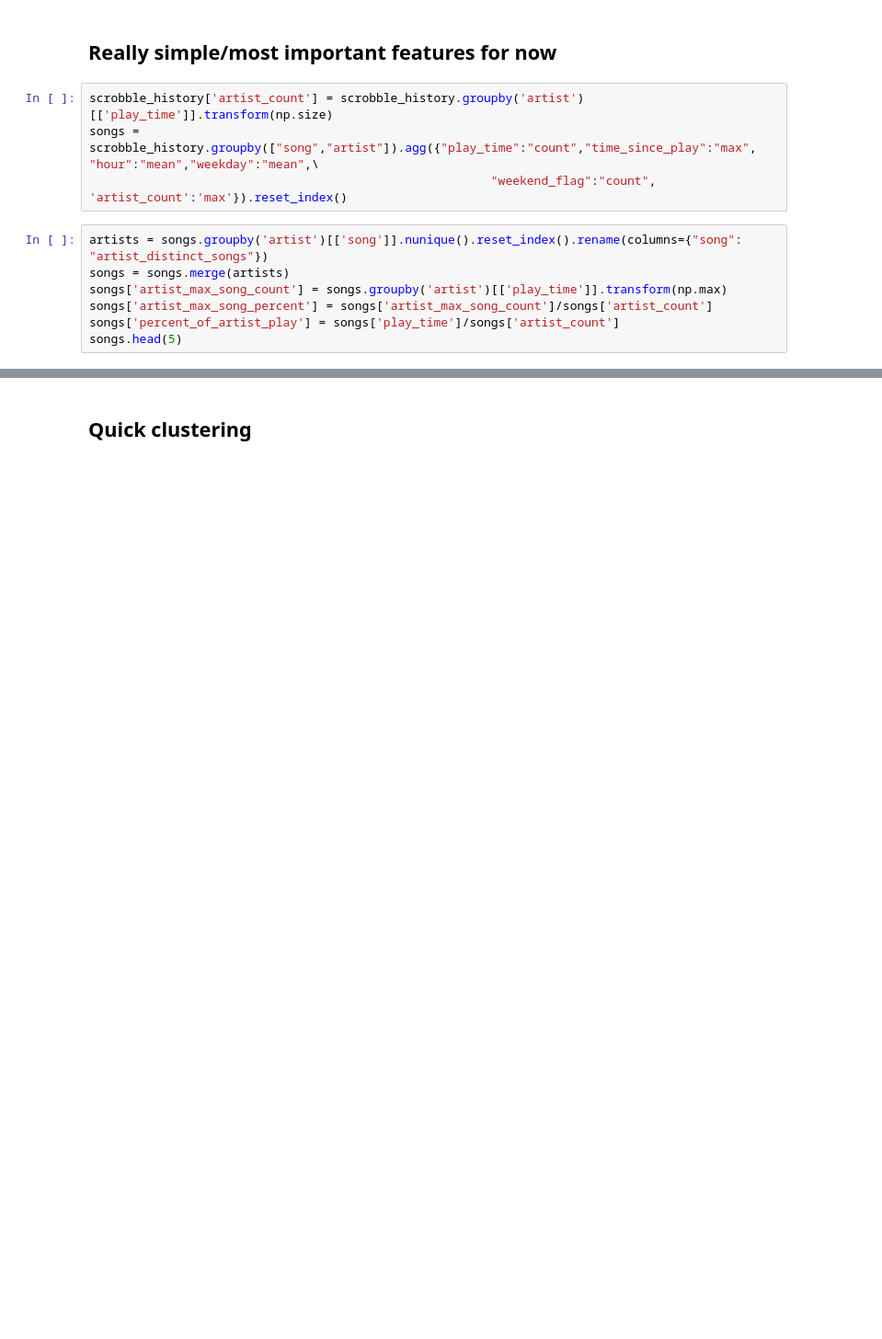
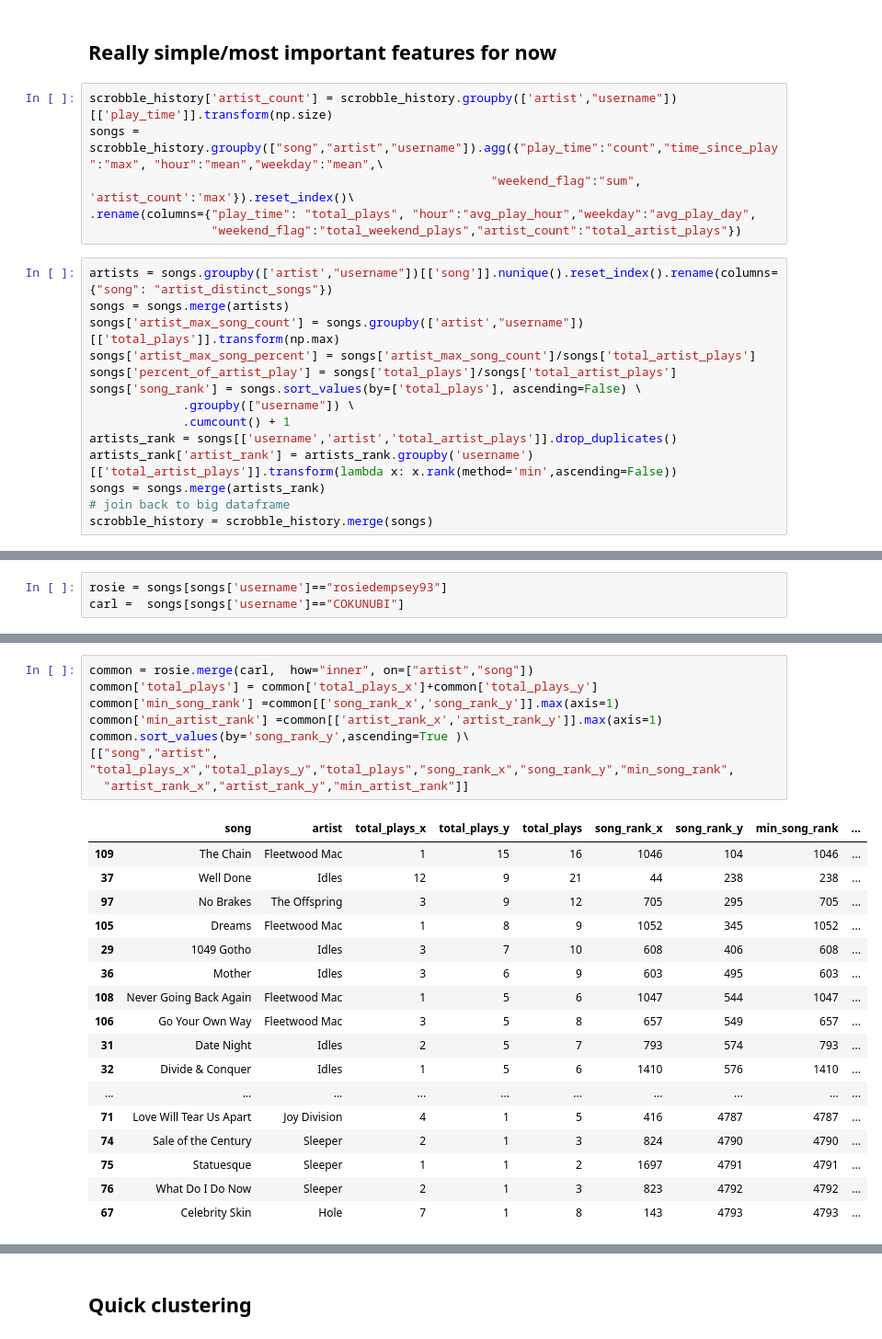
Before and after one commit to rosiedempsey/finely_tuned, a Jupyter notebook: PythonNotebooks/behaviour_features/creat_behavior_features_v2.ipynb, the cells around one changed output, grey strips where cells are left out. Shown: that part at 92% size. Saved outputs shown, nothing was run; the diff lists cells and outputs as text; blank space fills up the shorter version.

```diff
--- a/PythonNotebooks/behaviour_features/creat_behavior_features_v2.ipynb
+++ b/PythonNotebooks/behaviour_features/creat_behavior_features_v2.ipynb
@@ -147,13 +157,22 @@ scrobble_history.head(5)
 # %% [markdown]
 ## Really simple/most important features for now
 # %%
-scrobble_history['artist_count'] = scrobble_history.groupby('artist')[['play_time']].transform(np.size)
-songs = scrobble_history.groupby(["song","artist"]).agg({"play_time":"count","time_since_play":"max", "hour":"mean","weekday":"mean",\
-                                                        "weekend_flag":"count", 'artist_count':'max'}).reset_index()
+scrobble_history['artist_count'] = scrobble_history.groupby(['artist',"username"])[['play_time']].transform(np.size)
+songs = scrobble_history.groupby(["song","artist","username"]).agg({"play_time":"count","time_since_play":"max", "hour":"mean","weekday":"mean",\
+                                                        "weekend_flag":"sum", 'artist_count':'max'}).reset_index()\
+.rename(columns={"play_time": "total_plays", "hour":"avg_play_hour","weekday":"avg_play_day",
+                 "weekend_flag":"total_weekend_plays","artist_count":"total_artist_plays"})
 # %%
-artists = songs.groupby('artist')[['song']].nunique().reset_index().rename(columns={"song": "artist_distinct_songs"})
+artists = songs.groupby(['artist',"username"])[['song']].nunique().reset_index().rename(columns={"song": "artist_distinct_songs"})
 songs = songs.merge(artists)
-songs['artist_max_song_count'] = songs.groupby('artist')[['play_time']].transform(np.max)
-songs['artist_max_song_percent'] = songs['artist_max_song_count']/songs['artist_count']
-songs['percent_of_artist_play'] = songs['play_time']/songs['artist_count']
-songs.head(5)
+songs['artist_max_song_count'] = songs.groupby(['artist',"username"])[['total_plays']].transform(np.max)
+songs['artist_max_song_percent'] = songs['artist_max_song_count']/songs['total_artist_plays']
+songs['percent_of_artist_play'] = songs['total_plays']/songs['total_artist_plays']
+songs['song_rank'] = songs.sort_values(by=['total_plays'], ascending=False) \
+             .groupby(["username"]) \
+             .cumcount() + 1
+artists_rank = songs[['username','artist','total_artist_plays']].drop_duplicates()
+artists_rank['artist_rank'] = artists_rank.groupby('username')[['total_artist_plays']].transform(lambda x: x.rank(method='min',ascending=False))
+songs = songs.merge(artists_rank)
+# join back to big dataframe
+scrobble_history = scrobble_history.merge(songs)
@@ -166,0 +192,3 @@ songs.head(5)
+# %%
+rosie = songs[songs['username']=="rosiedempsey93"]
+carl =  songs[songs['username']=="COKUNUBI"]
@@ -166,0 +203,26 @@ songs.head(5)
+# %%
+common = rosie.merge(carl,  how="inner", on=["artist","song"])
+common['total_plays'] = common['total_plays_x']+common['total_plays_y']
+common['min_song_rank'] =common[['song_rank_x','song_rank_y']].max(axis=1)
+common['min_artist_rank'] =common[['artist_rank_x','artist_rank_y']].max(axis=1)
+common.sort_values(by='song_rank_y',ascending=True )\
+[["song","artist", "total_plays_x","total_plays_y","total_plays","song_rank_x","song_rank_y","min_song_rank",
+  "artist_rank_x","artist_rank_y","min_artist_rank"]]
+# %% [output]
+|  | song | artist | total_plays_x | total_plays_y | total_plays | song_rank_x | song_rank_y | min_song_rank | ... |
+| 109 | The Chain | Fleetwood Mac | 1 | 15 | 16 | 1046 | 104 | 1046 | ... |
+| 37 | Well Done | Idles | 12 | 9 | 21 | 44 | 238 | 238 | ... |
+| 97 | No Brakes | The Offspring | 3 | 9 | 12 | 705 | 295 | 705 | ... |
+| 105 | Dreams | Fleetwood Mac | 1 | 8 | 9 | 1052 | 345 | 1052 | ... |
+| 29 | 1049 Gotho | Idles | 3 | 7 | 10 | 608 | 406 | 608 | ... |
+| 36 | Mother | Idles | 3 | 6 | 9 | 603 | 495 | 603 | ... |
+| 108 | Never Going Back Again | Fleetwood Mac | 1 | 5 | 6 | 1047 | 544 | 1047 | ... |
+| 106 | Go Your Own Way | Fleetwood Mac | 3 | 5 | 8 | 657 | 549 | 657 | ... |
+| 31 | Date Night | Idles | 2 | 5 | 7 | 793 | 574 | 793 | ... |
+| 32 | Divide & Conquer | Idles | 1 | 5 | 6 | 1410 | 576 | 1410 | ... |
+| ... | ... | ... | ... | ... | ... | ... | ... | ... | ... |
+| 71 | Love Will Tear Us Apart | Joy Division | 4 | 1 | 5 | 416 | 4787 | 4787 | ... |
+| 74 | Sale of the Century | Sleeper | 2 | 1 | 3 | 824 | 4790 | 4790 | ... |
+| 75 | Statuesque | Sleeper | 1 | 1 | 2 | 1697 | 4791 | 4791 | ... |
+| 76 | What Do I Do Now | Sleeper | 2 | 1 | 3 | 823 | 4792 | 4792 | ... |
+| 67 | Celebrity Skin | Hole | 7 | 1 | 8 | 143 | 4793 | 4793 | ... |
```
Also changed, not shown: parts of 11 cells of this notebook, 10 other files.
